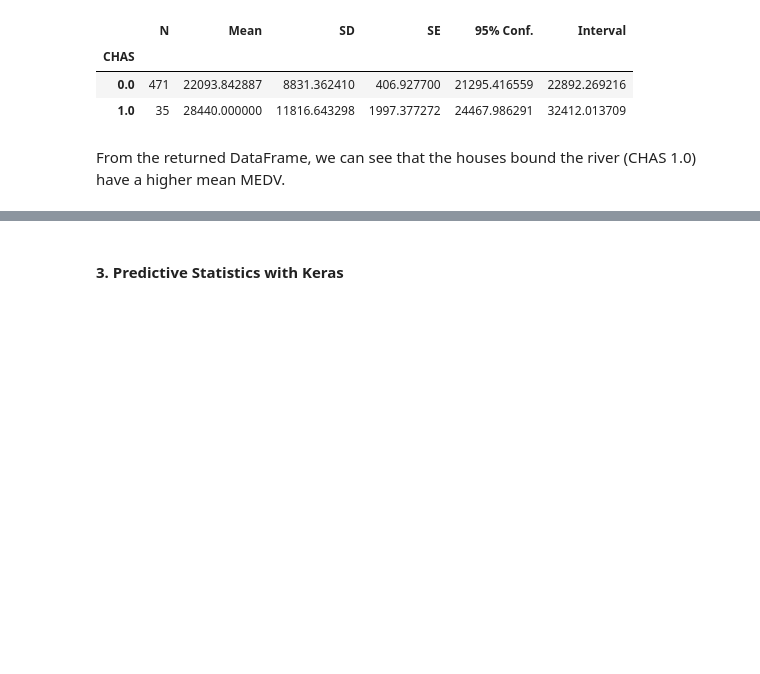
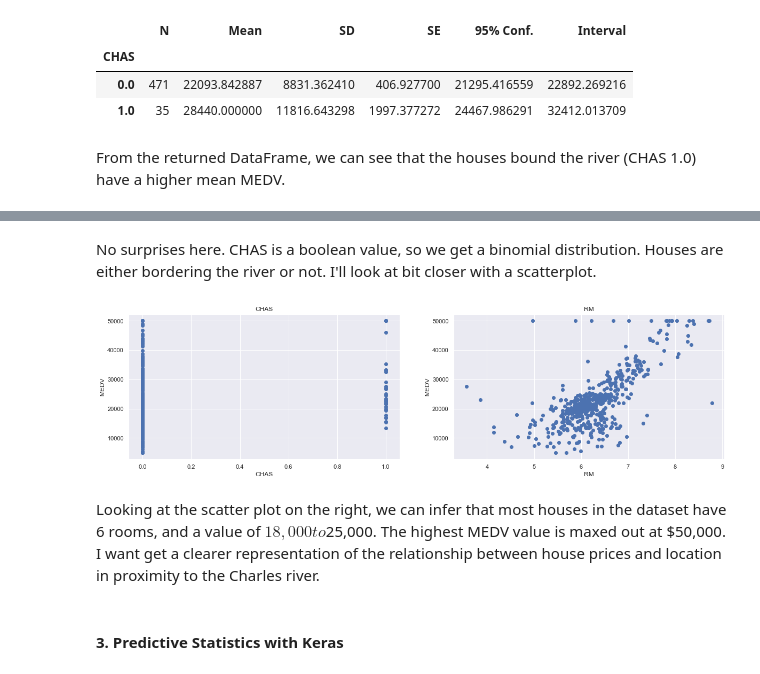
Before and after one commit to patmcdonald/MLandStatistics2019-Project, a Jupyter notebook: Boston Dataset Project.ipynb, the cells around one changed output, grey strips where cells are left out. Drawn from its saved outputs; the diff is of its cells as text; code cells hidden in the pictures; blank space fills up the shorter version.

```diff
--- a/Boston Dataset Project.ipynb
+++ b/Boston Dataset Project.ipynb
@@ -256,3 +261,25 @@ From the returned DataFrame, we can see that the houses bound the river (CHAS 1.
+# %% [markdown]
+No surprises here. CHAS is a boolean value, so we get a binomial distribution. Houses are either bordering the river or not. I'll look at bit closer with a scatterplot.
+# %%
+# Adapted from: https://towardsdatascience.com/linear-regression-on-boston-housing-dataset-f409b7e4a155
+
+plt.figure(figsize=(20, 5))
+
+features = ['CHAS', 'RM']
+target = df_boston['MEDV']
+
+for i, col in enumerate(features):
+    plt.subplot(1, len(features) , i+1)
+    x = df_boston[col]
+    y = target
+    plt.scatter(x, y, marker='o')
+    plt.title(col)
+    plt.xlabel(col)
+    plt.ylabel('MEDV')
+# %% [output]
+[figure, added]
+# %% [markdown]
+Looking at the scatter plot on the right, we can infer that most houses in the dataset have 6 rooms, and a value of $18,000 to $25,000. The highest MEDV value is maxed out at $50,000. I want get a clearer representation of the relationship between house prices and location in proximity to the Charles river.
 # %% [markdown]
 #### 3. Predictive Statistics with Keras
 # %% [markdown]
```
Also changed, not shown: parts of 4 cells of this notebook.
